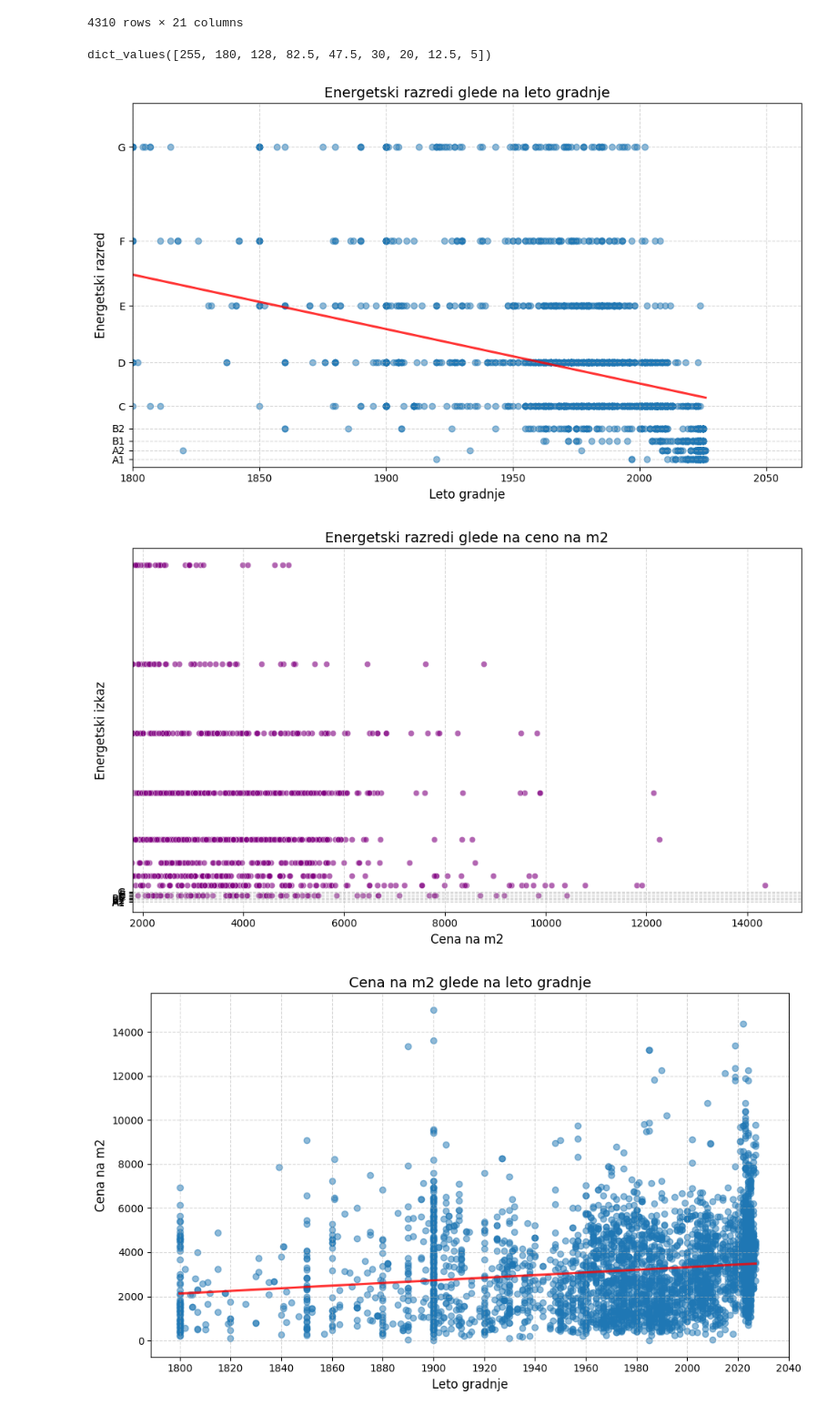
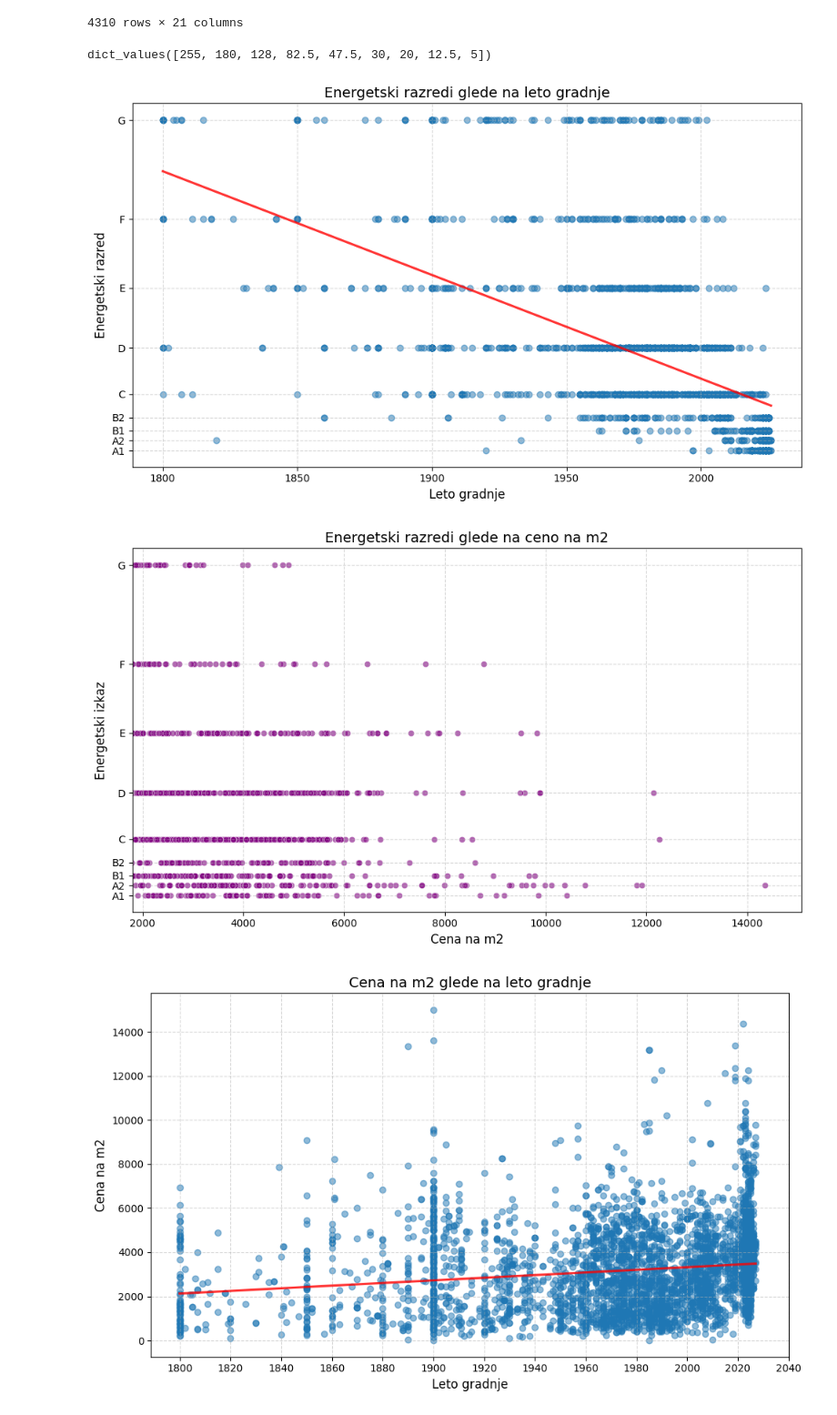
Before and after one commit to tthuma1/PR251, a Jupyter notebook: src/vizualizacije.ipynb, the cells around one changed output. Shown at 91% size. Drawn from its saved outputs; the diff is of its cells as text; code cells hidden in the pictures.

```diff
--- a/src/vizualizacije.ipynb
+++ b/src/vizualizacije.ipynb
@@ -664,41 +664,43 @@ hs_df5
 # %%
 import matplotlib.pyplot as plt
 import seaborn as sns
 
 # Filtriramo veljavne vrstice
 valid_energy = hs_df5.dropna(subset=['leto_gradnje', 'energetski_izkaz_ordinal'])
+valid_energy = valid_energy[valid_energy['leto_gradnje'] >= 1800]
 
 plt.figure(figsize=(10, 6))
+# plt.yscale("log")
 # sns.scatterplot(data=valid_energy, x='leto_gradnje', y='energetski_izkaz_ordinal',
 #                 alpha=0.6, color='purple')
 # sns.regplot(data=valid_energy, x='leto_gradnje', y='energetski_izkaz_ordinal', scatter_kws={"alpha": 0.5}, line_kws={"color": "red", "alpha": 0.8}, ci=None)
 sns.regplot(data=valid_energy, x='leto_gradnje', y='energetski_izkaz_ordinal',
             scatter_kws={"alpha": 0.5}, line_kws={"color": "red", "alpha": 0.8}, ci=None)
 
 print(energy_mapping.values())
 # Prilagodi y-tick labele, da pokaže razrede, ne številk
 ticks = list(reversed(energy_mapping.values()))
 labels = energy_order
 plt.yticks(ticks=ticks, labels=labels)
 
 plt.title('Energetski razredi glede na leto gradnje', fontsize=14)
 plt.xlabel('Leto gradnje', fontsize=12)
 plt.ylabel('Energetski razred', fontsize=12)
 plt.grid(True, linestyle='--', alpha=0.5)
-plt.xlim(1800)
-plt.ylim(-1, 290)
+# plt.xlim(1800)
+# plt.ylim(-1, 290)
 plt.tight_layout()
 plt.show()
 # %% [output]
 dict_values([255, 180, 128, 82.5, 47.5, 30, 20, 12.5, 5])
-[figure, old version]
+[figure, new version]
 # %%
 plt.figure(figsize=(10, 6))
 sns.scatterplot(data=valid_energy, x='cena_na_m2', y='energetski_izkaz_ordinal',
                 alpha=0.6, color='purple')
 
 # Prilagodi y-tick labele, da pokaže razrede, ne številk
-ticks = list(range(len(energy_order)))
+ticks = list(reversed(energy_mapping.values()))
 labels = energy_order
 plt.yticks(ticks=ticks, labels=labels)
 
@@ -710,7 +712,7 @@ plt.xlim(1800)
 plt.tight_layout()
 plt.show()
 # %% [output]
-[figure, old version]
+[figure, new version]
 # %%
 import matplotlib.pyplot as plt
 import seaborn as sns
```
